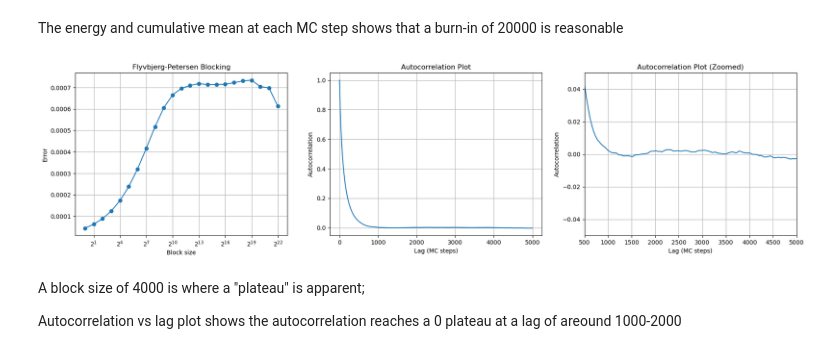
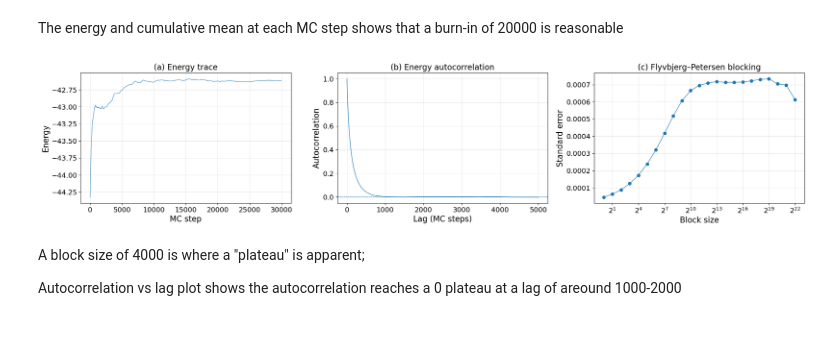
Before and after one commit to anas-aziz2/Summer-Project-2026, a Jupyter notebook: Lennard_Jones_13.ipynb, the cells around one changed output. Drawn from its saved outputs; the diff is of its cells as text; code cells hidden in the pictures.

```diff
--- a/Lennard_Jones_13.ipynb
+++ b/Lennard_Jones_13.ipynb
@@ -209,31 +207,60 @@ def autocorrelation(data, max_lag):
 # %%
 autocorr = autocorrelation(production_energy, max_lag=5000)
 # %%
+plt.rcParams.update({
+    "font.size": 15,
+    "axes.labelsize": 16,
+    "axes.titlesize": 16,
+    "xtick.labelsize": 14,
+    "ytick.labelsize": 14,
+    "legend.fontsize": 14,
+})
+
+
 fig, axs = plt.subplots(1, 3, figsize=(22, 5))
 
-axs[0].plot(block_sizes, errors, marker='o')
-axs[0].set_xscale('log', base=2)
-axs[0].set_xlabel("Block size")
-axs[0].set_ylabel("Error")
-axs[0].grid(True)
-axs[0].set_title('Flyvbjerg-Petersen Blocking')
+# --------------------------------------------------
+# (a) Energy trace
+# --------------------------------------------------
+axs[0].plot(running_mean[:30000], linewidth=0.8)
+
+axs[0].set_xlabel("MC step")
+axs[0].set_ylabel("Energy")
+axs[0].set_title("(a) Energy trace")
+axs[0].grid(True, alpha=0.3)
 
 
-axs[1].plot(range(5000),autocorr)
+# --------------------------------------------------
+# (b) Autocorrelation
+# --------------------------------------------------
+axs[1].plot(np.arange(len(autocorr)), autocorr, linewidth=1.0)
+
+axs[1].axhline(0, linestyle="--", linewidth=0.8)
+
 axs[1].set_xlabel("Lag (MC steps)")
 axs[1].set_ylabel("Autocorrelation")
-axs[1].grid(True)
-axs[1].set_title('Autocorrelation Plot')
+axs[1].set_title("(b) Energy autocorrelation")
+axs[1].grid(True, alpha=0.3)
 
-axs[2].plot(range(5000),autocorr)
-axs[2].set_xlabel("Lag (MC steps)")
-axs[2].set_ylabel("Autocorrelation")
-axs[2].set_xlim([500, 5000])
-axs[2].set_ylim([-0.05, 0.05])
-axs[2].set_title('Autocorrelation Plot (Zoomed)')
-axs[2].grid(True)
+
+# --------------------------------------------------
+# (c) Flyvbjerg–Petersen blocking
+# --------------------------------------------------
+axs[2].plot(block_sizes, errors, marker="o", linewidth=1.0)
+
+axs[2].set_xscale("log", base=2)
+
+axs[2].set_xlabel("Block size")
+axs[2].set_ylabel("Standard error")
+axs[2].set_title("(c) Flyvbjerg–Petersen blocking")
+axs[2].grid(True, alpha=0.3)
+
+
+plt.tight_layout()
+plt.savefig("MC_results.pdf", bbox_inches="tight")
+plt.show()
 # %% [output]
-[figure, old version]
+[figure, new version]
 # %% [markdown]
 A block size of 4000 is where a "plateau" is apparent;
 
```
Also changed, not shown: parts of 3 cells of this notebook.
